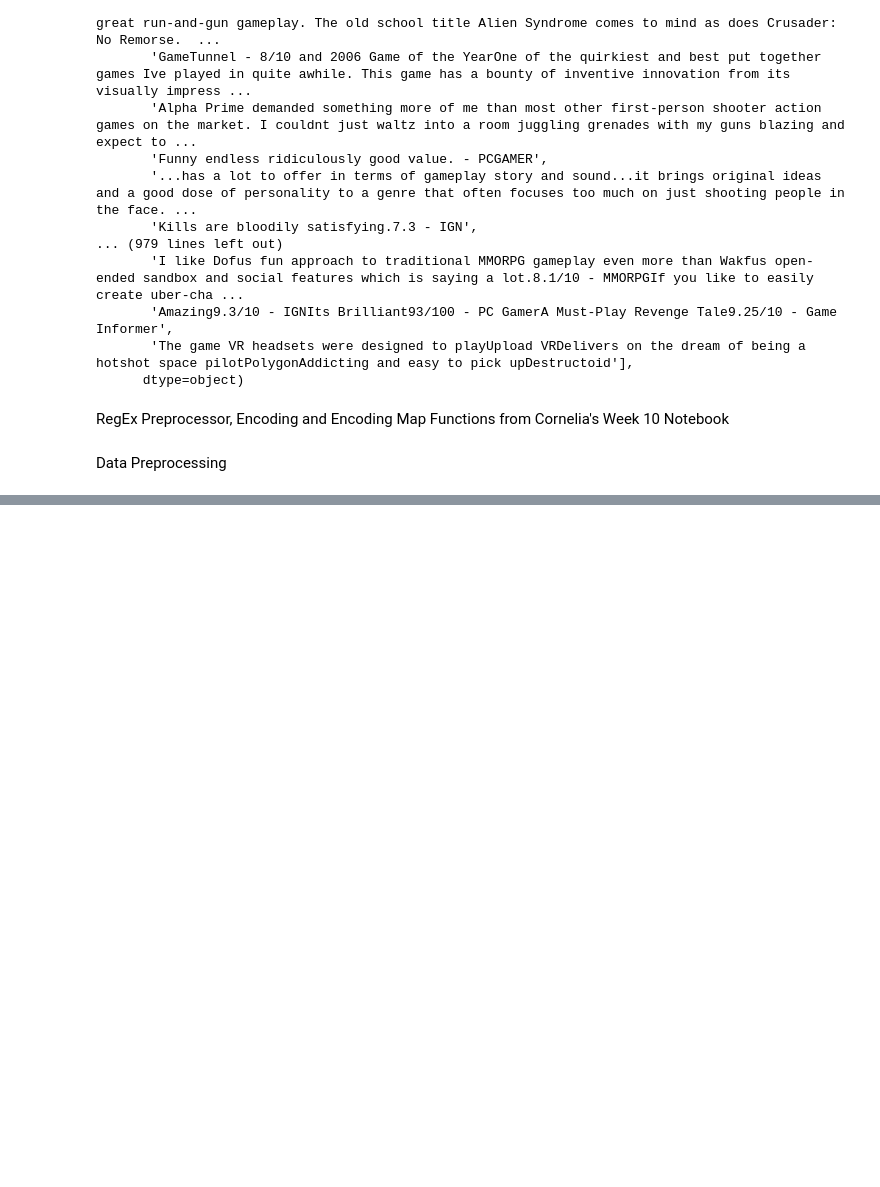
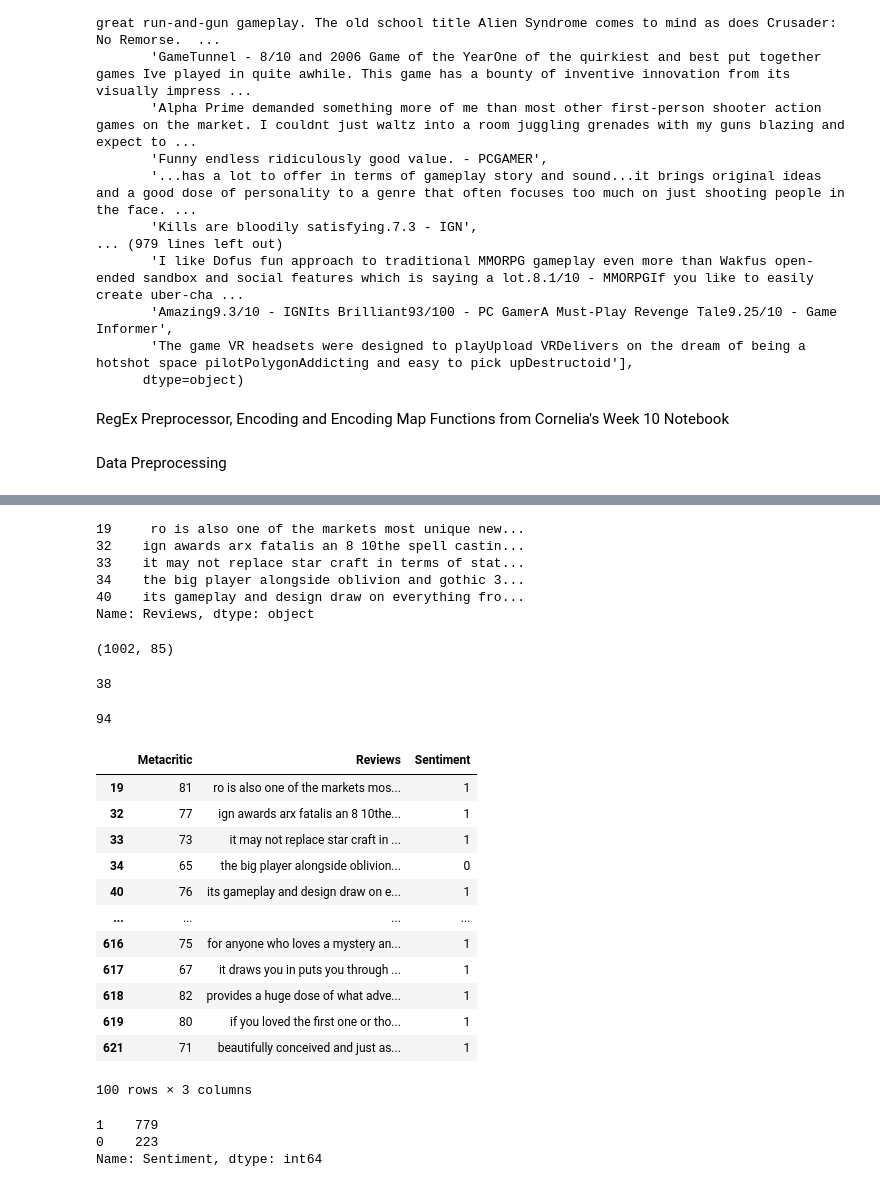
Before and after one commit to vrvenkatesh/W207-Final-Project, a Jupyter notebook: 207project_sentiment_analysis.ipynb, the cells around one changed output, grey strips where cells are left out. Cells and saved outputs as stored; diff of their text form; code cells hidden in the pictures; blank space fills up the shorter version.

```diff
--- a/207project_sentiment_analysis.ipynb
+++ b/207project_sentiment_analysis.ipynb
@@ -98,0 +91,51 @@ Name: Reviews, dtype: object
+# %%
+df_r = df[df['Reviews'] != ' ']
+df_r['Reviews'].head()
+# %% [output]
+19     ro is also one of the markets most unique new...
+32    ign awards arx fatalis an 8 10the spell castin...
+33    it may not replace star craft in terms of stat...
+34    the big player alongside oblivion and gothic 3...
+40    its gameplay and design draw on everything fro...
+Name: Reviews, dtype: object
+# %%
+df_r.shape
+# %% [output]
+(1002, 85)
+# %%
+df_r['Metacritic'].min()
+# %% [output]
+38
+# %%
+df_r['Metacritic'].max()
+# %% [output]
+94
+# %%
+# create sentiment column
+df_r['Sentiment'] = np.where(df_r.Metacritic.isin(np.arange(38,66)), 'negative',
+                          np.where(df_r.Metacritic.isin(np.arange(67,94)), 'positive', 'unknown'))
+
+# rename sentiment to positive = 1, negative = 0
+df_r['Sentiment'] = np.where(df_r.Sentiment.eq('positive'), 1, 0)
+# %%
+df_r[['Metacritic', 'Reviews', 'Sentiment']].head(100)
+# %% [output]
+|  | Metacritic | Reviews | Sentiment |
+| 19 | 81 | ro is also one of the markets mos... | 1 |
+| 32 | 77 | ign awards arx fatalis an 8 10the... | 1 |
+| 33 | 73 | it may not replace star craft in ... | 1 |
+| 34 | 65 | the big player alongside oblivion... | 0 |
+| 40 | 76 | its gameplay and design draw on e... | 1 |
+| ... | ... | ... | ... |
+| 616 | 75 | for anyone who loves a mystery an... | 1 |
+| 617 | 67 | it draws you in puts you through ... | 1 |
+| 618 | 82 | provides a huge dose of what adve... | 1 |
+| 619 | 80 | if you loved the first one or tho... | 1 |
+| 621 | 71 | beautifully conceived and just as... | 1 |
+100 rows × 3 columns
+# %%
+df_r['Sentiment'].value_counts()
+# %% [output]
+1    779
+0    223
+Name: Sentiment, dtype: int64
```
Also changed, not shown: parts of 1 cell of this notebook.
